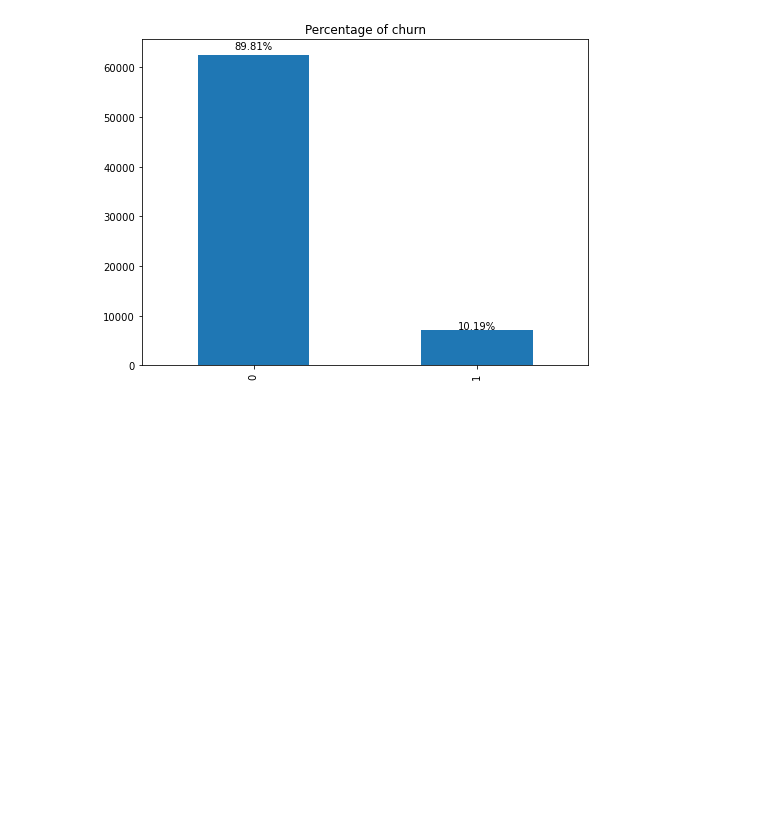
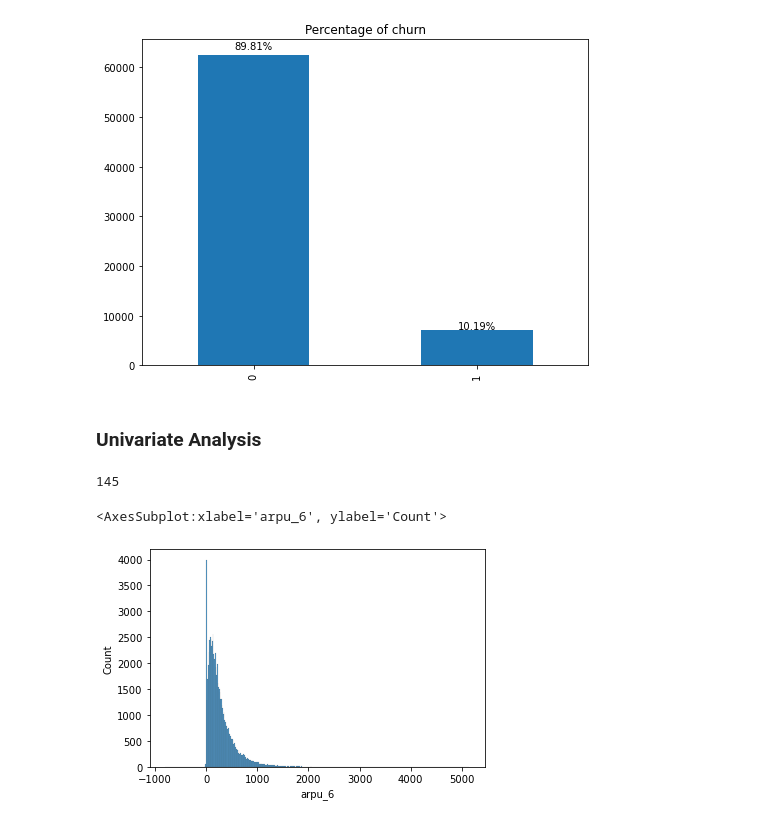
Before and after one commit to vighu0710/TelecomChurnPrediction, a Jupyter notebook: Telecom churn prediction.ipynb, the cells around one changed output. Cells and saved outputs as stored; diff of their text form; code cells hidden in the pictures; blank space fills up the shorter version.

Commit message:
Univariate

```diff
--- a/Telecom churn prediction.ipynb
+++ b/Telecom churn prediction.ipynb
@@ -498,3 +546,15 @@ for p in ax.patches:
 plt.show()
 # %% [output]
 [figure]
+# %% [markdown]
+### Univariate Analysis
+# %%
+# quantitative variables
+print(len(numeric_cols))
+# %% [output]
+145
+# %%
+sns.histplot(Telecom_df['arpu_6'])
+# %% [output]
+<AxesSubplot:xlabel='arpu_6', ylabel='Count'>
+[figure, added]
```
Also changed, not shown: parts of 25 cells of this notebook.
